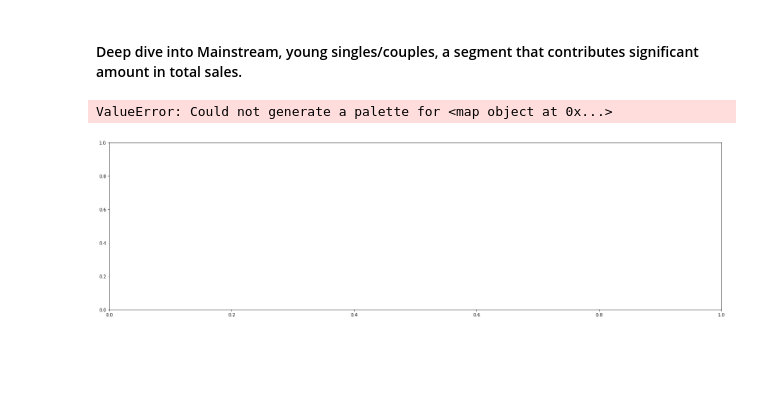
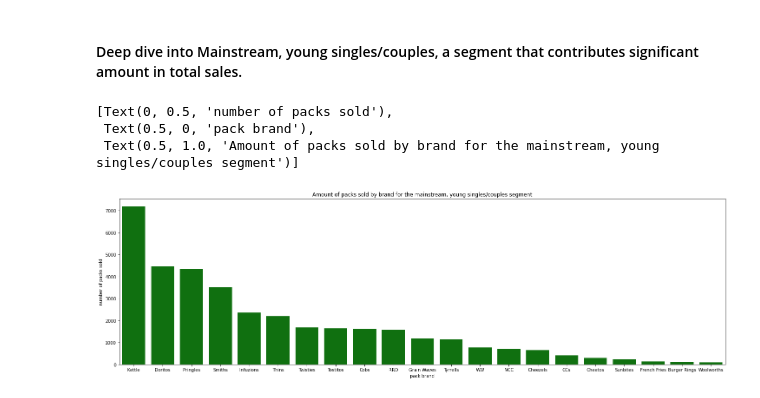
Before and after one commit to natalyabakhshetyan/quantium_data_analysis, a Jupyter notebook: analysis.ipynb, the cells around one changed output. Drawn from its saved outputs; the diff is of its cells as text; code cells hidden in the pictures; blank space fills up the shorter version.

Commit message:
Deep dive into Mainstream, young singles/couples

```diff
--- a/analysis.ipynb
+++ b/analysis.ipynb
@@ -662,13 +662,15 @@ that of budget or premium, young and midage singles and couples.
 # %%
 # brand tendencies among this segment
 mysc_segment = all_data[(all_data['PREMIUM_CUSTOMER'] == 'Mainstream') & (all_data['LIFESTAGE'] == 'YOUNG SINGLES/COUPLES')]
 
 brand_count = mysc_segment.groupby(['PACK_BRAND'])['PROD_QTY'].agg('sum').reset_index().sort_values(['PROD_QTY'], ascending=False)
 
 
 fig, ax = plt.subplots(figsize=(25, 7))
-ax = sb.barplot(x='PACK_BRAND', y = 'PROD_QTY', palette = sb.color_palette()[1], data = brand_count)
+ax = sb.barplot(x='PACK_BRAND', y = 'PROD_QTY', color = "green", data = brand_count)
 ax.set(xlabel='pack brand', ylabel='number of packs sold', title = 'Amount of packs sold by brand for the mainstream, young singles/couples segment')
 # %% [output]
-ValueError: Could not generate a palette for <map object at 0x...>
+[Text(0, 0.5, 'number of packs sold'),
+ Text(0.5, 0, 'pack brand'),
+ Text(0.5, 1.0, 'Amount of packs sold by brand for the mainstream, young singles/couples segment')]
-[figure, old version]
+[figure, new version]
```
